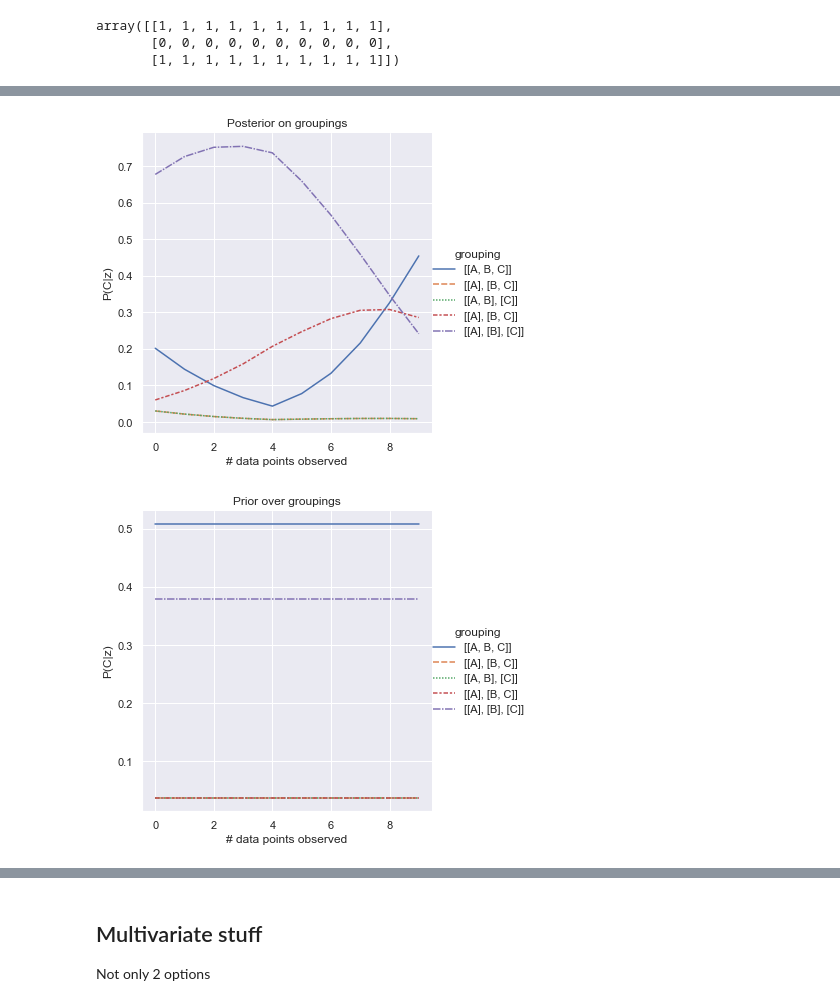
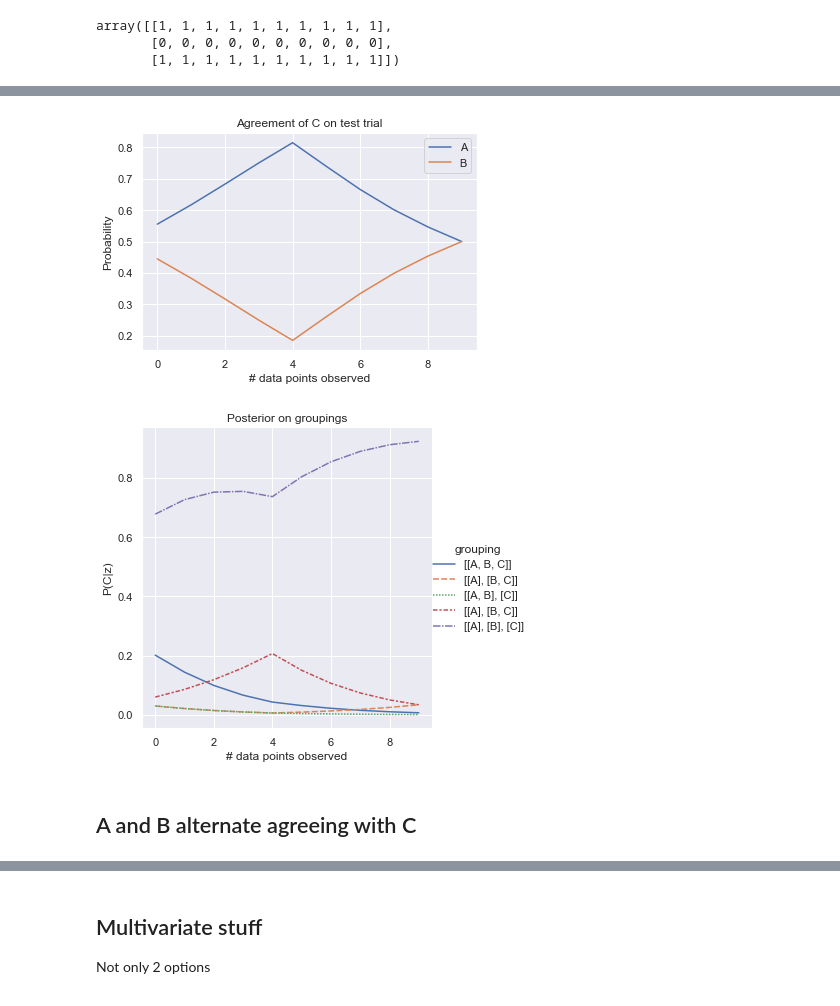
Before and after one commit to aliciamchen/structure-learning, a Jupyter notebook: GershmanPouncyGweon2017.ipynb, the cells around one changed output, grey strips where cells are left out. Saved outputs shown, nothing was run; the diff lists cells and outputs as text; code cells hidden in the pictures.

```diff
--- a/GershmanPouncyGweon2017.ipynb
+++ b/GershmanPouncyGweon2017.ipynb
@@ -886,26 +783,7 @@ df_prog
-# %%
-# plots
-
-# Posterior on groupings
-g = sns.relplot(data=df_prog, x="time", y="PzGC", hue="grouping", kind="line", style="grouping")
-new_labels = ['[[A, B, C]]', '[[A], [B, C]]', '[[A, B], [C]]', '[[A], [B, C]]', '[[A], [B], [C]]']
-for t, l in zip(g._legend.texts, new_labels):
-    t.set_text(l)
-plt.title("Posterior on groupings")
-plt.ylabel("P(C|z)")
-plt.xlabel("# data points observed")
-plt.show()
-# %% [output]
-[figure, removed]
-# %%
-# Posterior on groupings
-g = sns.relplot(data=df_prog, x="time", y="Pz", hue="grouping", kind="line", style="grouping")
-new_labels = ['[[A, B, C]]', '[[A], [B, C]]', '[[A, B], [C]]', '[[A], [B, C]]', '[[A], [B], [C]]']
-for t, l in zip(g._legend.texts, new_labels):
-    t.set_text(l)
-plt.title("Prior over groupings")
-plt.ylabel("P(C|z)")
-plt.xlabel("# data points observed")
-plt.show()
-# %% [output]
-[figure, removed]
+# %%
+_ = dynamics(big_C, params)
+# %% [output]
+[figure, added]
+[figure, added]
+# %% [markdown]
+## A and B alternate agreeing with C
```
Also changed, not shown: parts of 44 cells of this notebook.
